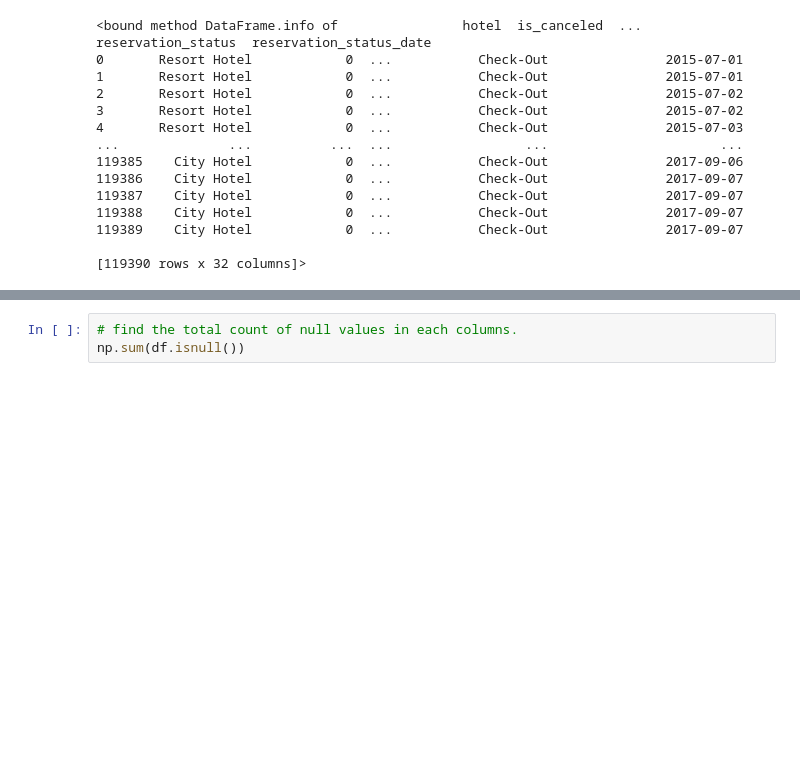
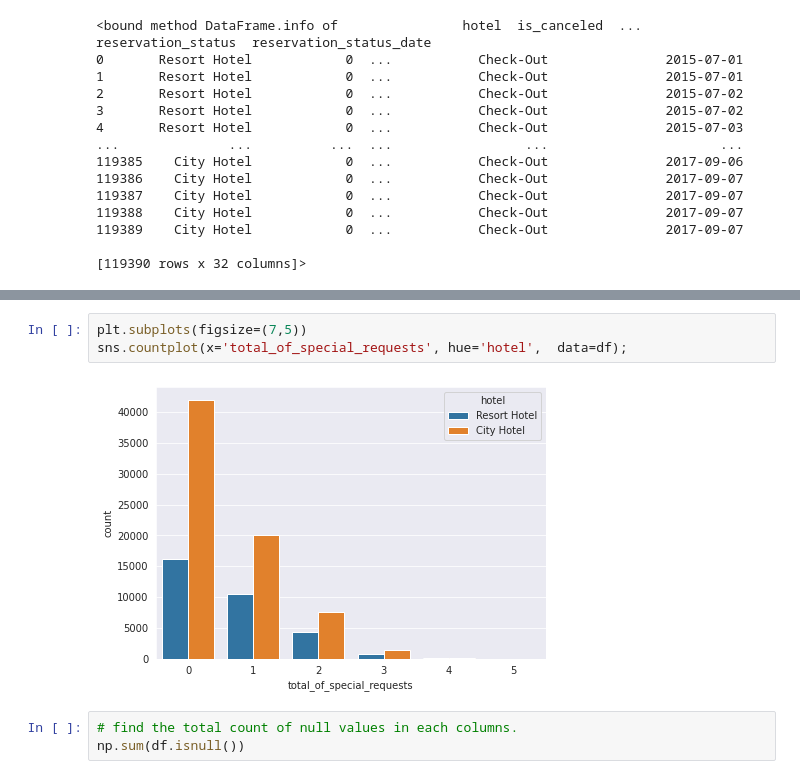
Before and after one commit to prideven/DataMining, a Jupyter notebook: DataCleaning_Assignment1.ipynb, the cells around one changed output, grey strips where cells are left out. Cells and saved outputs as stored; diff of their text form; blank space fills up the shorter version.

```diff
--- a/DataCleaning_Assignment1.ipynb
+++ b/DataCleaning_Assignment1.ipynb
@@ -99,3 +132,8 @@ df.info
+# %%
+plt.subplots(figsize=(7,5))
+sns.countplot(x='total_of_special_requests', hue='hotel',  data=df);
+# %% [output]
+[figure, added]
 # %%
 # find the total count of null values in each columns.
 np.sum(df.isnull())
```
Also changed, not shown: parts of 4 cells of this notebook.
